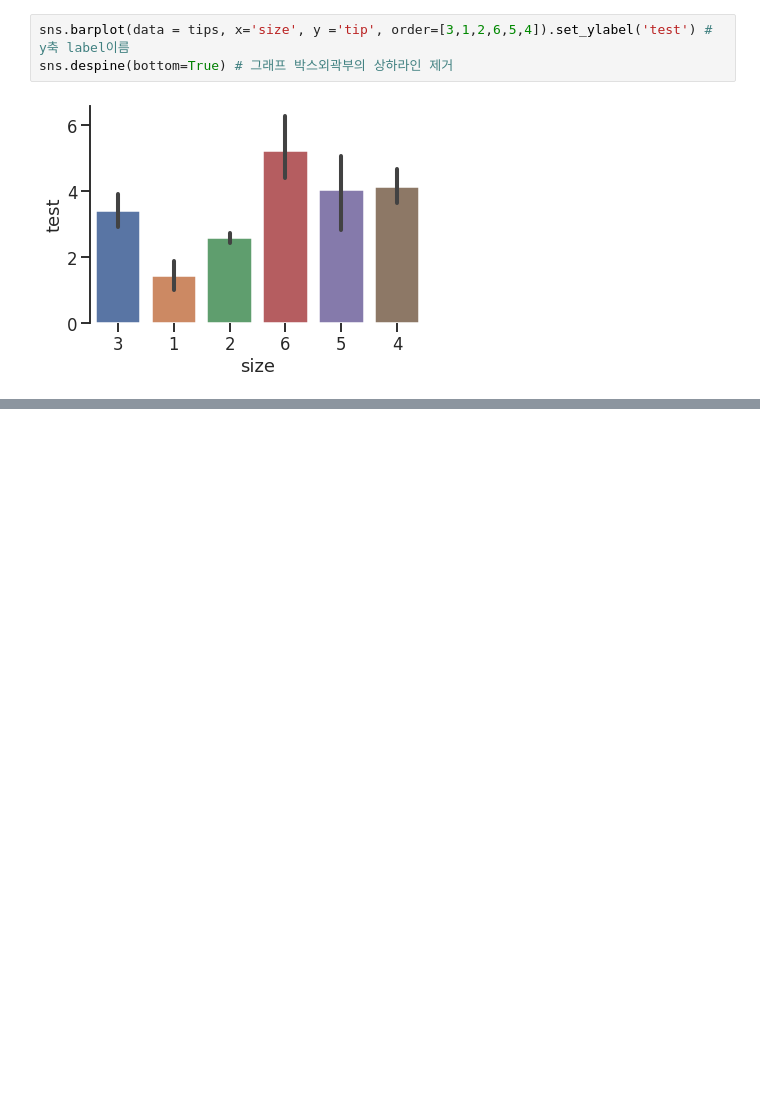
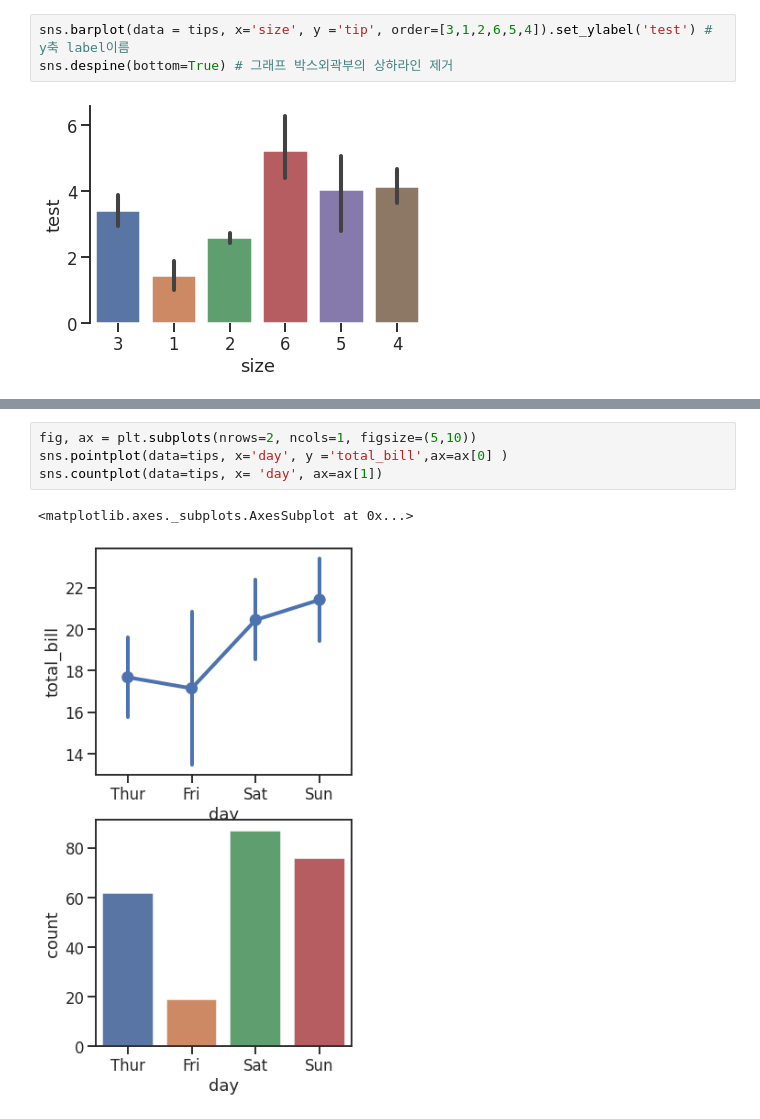
Before and after one commit to Jake0925/Seaborn, a Jupyter notebook: SeabornAll.ipynb, the cells around one changed output, grey strips where cells are left out. Saved outputs shown, nothing was run; the diff lists cells and outputs as text; blank space fills up the shorter version.

```diff
--- a/SeabornAll.ipynb
+++ b/SeabornAll.ipynb
@@ -114,0 +140,7 @@ sns.despine(bottom=True) # 그래프 박스외곽부의 상하라인 제거
+# %%
+fig, ax = plt.subplots(nrows=2, ncols=1, figsize=(5,10))
+sns.pointplot(data=tips, x='day', y ='total_bill',ax=ax[0] )
+sns.countplot(data=tips, x= 'day', ax=ax[1])
+# %% [output]
+<matplotlib.axes._subplots.AxesSubplot at 0x...>
+[figure, added]
```
Also changed, not shown: parts of 15 cells of this notebook.
